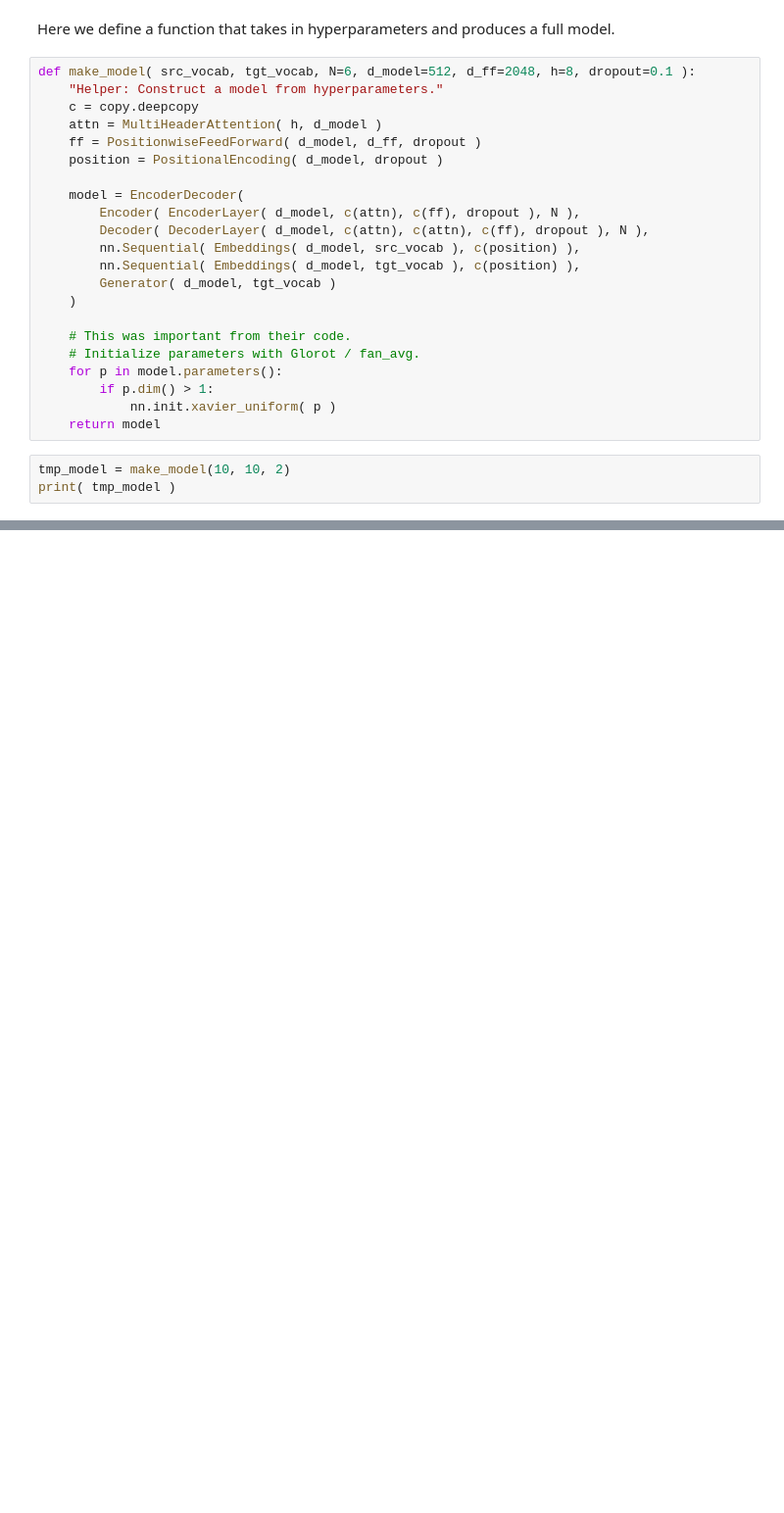
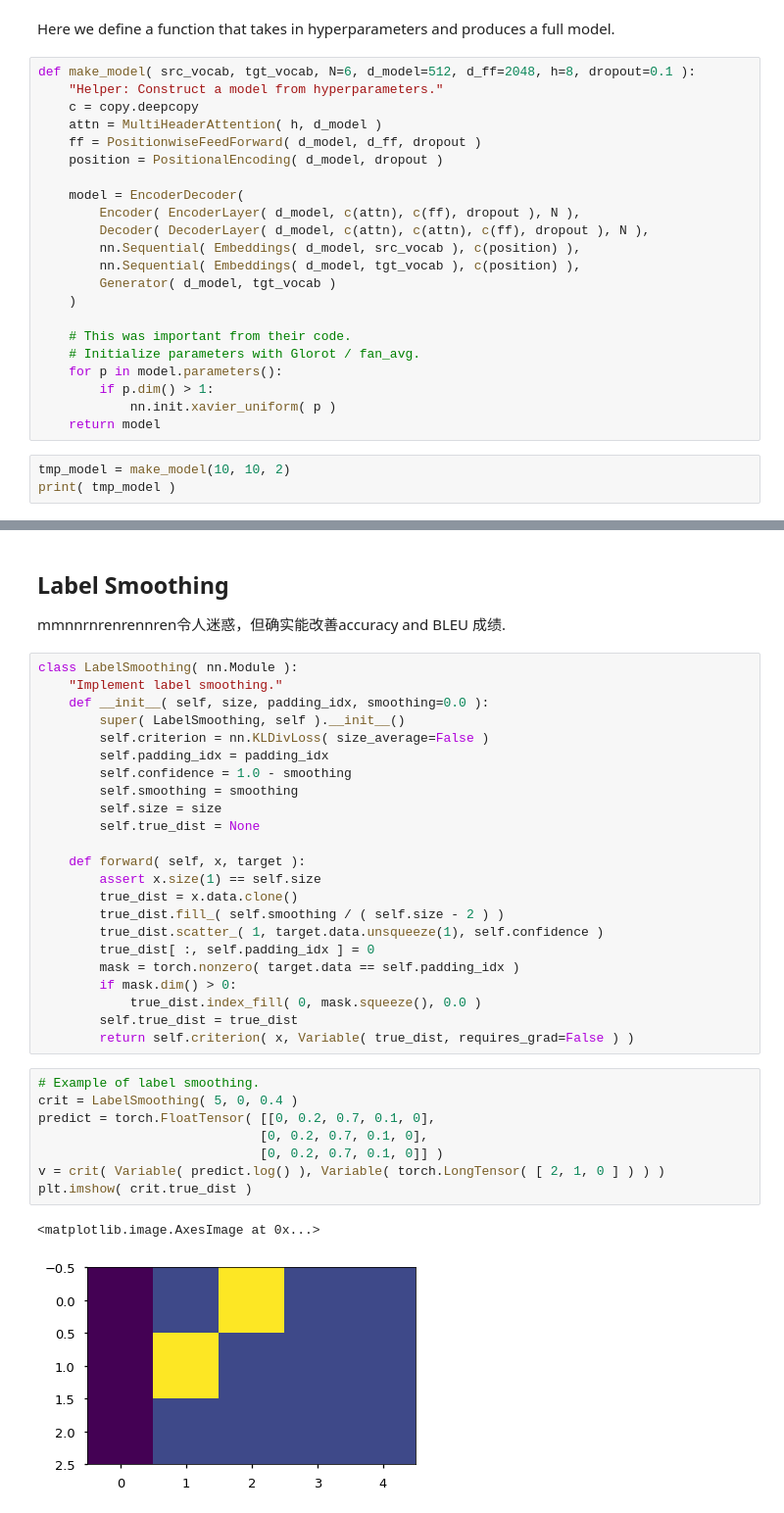
Before and after one commit to bjbluejita/deep-learning-notebook, a Jupyter notebook: 17-word_language_model-pytorch/Attention_is_all_you_need.ipynb, the cells around one changed output, grey strips where cells are left out. Shown: that part at 98% size. Cells and saved outputs as stored; diff of their text form; blank space fills up the shorter version.

```diff
--- a/17-word_language_model-pytorch/Attention_is_all_you_need.ipynb
+++ b/17-word_language_model-pytorch/Attention_is_all_you_need.ipynb
@@ -299,0 +414,38 @@ print( tmp_model )
+# %% [markdown]
+
+## Label Smoothing
+  mmnnrnrenrennren令人迷惑，但确实能改善accuracy and BLEU 成绩.
+# %%
+class LabelSmoothing( nn.Module ):
+    "Implement label smoothing."
+    def __init__( self, size, padding_idx, smoothing=0.0 ):
+        super( LabelSmoothing, self ).__init__()
+        self.criterion = nn.KLDivLoss( size_average=False )
+        self.padding_idx = padding_idx
+        self.confidence = 1.0 - smoothing
+        self.smoothing = smoothing
+        self.size = size
+        self.true_dist = None
+
+    def forward( self, x, target ):
+        assert x.size(1) == self.size
+        true_dist = x.data.clone()
+        true_dist.fill_( self.smoothing / ( self.size - 2 ) )
+        true_dist.scatter_( 1, target.data.unsqueeze(1), self.confidence )
+        true_dist[ :, self.padding_idx ] = 0
+        mask = torch.nonzero( target.data == self.padding_idx )
+        if mask.dim() > 0:
+            true_dist.index_fill( 0, mask.squeeze(), 0.0 )
+        self.true_dist = true_dist
+        return self.criterion( x, Variable( true_dist, requires_grad=False ) )
+# %%
+# Example of label smoothing.
+crit = LabelSmoothing( 5, 0, 0.4 )
+predict = torch.FloatTensor( [[0, 0.2, 0.7, 0.1, 0],
+                             [0, 0.2, 0.7, 0.1, 0],
+                             [0, 0.2, 0.7, 0.1, 0]] )
+v = crit( Variable( predict.log() ), Variable( torch.LongTensor( [ 2, 1, 0 ] ) ) )
+plt.imshow( crit.true_dist )
+# %% [output]
+<matplotlib.image.AxesImage at 0x...>
+[figure, added]
```
Also changed, not shown: parts of 18 cells of this notebook, 2 other files.
